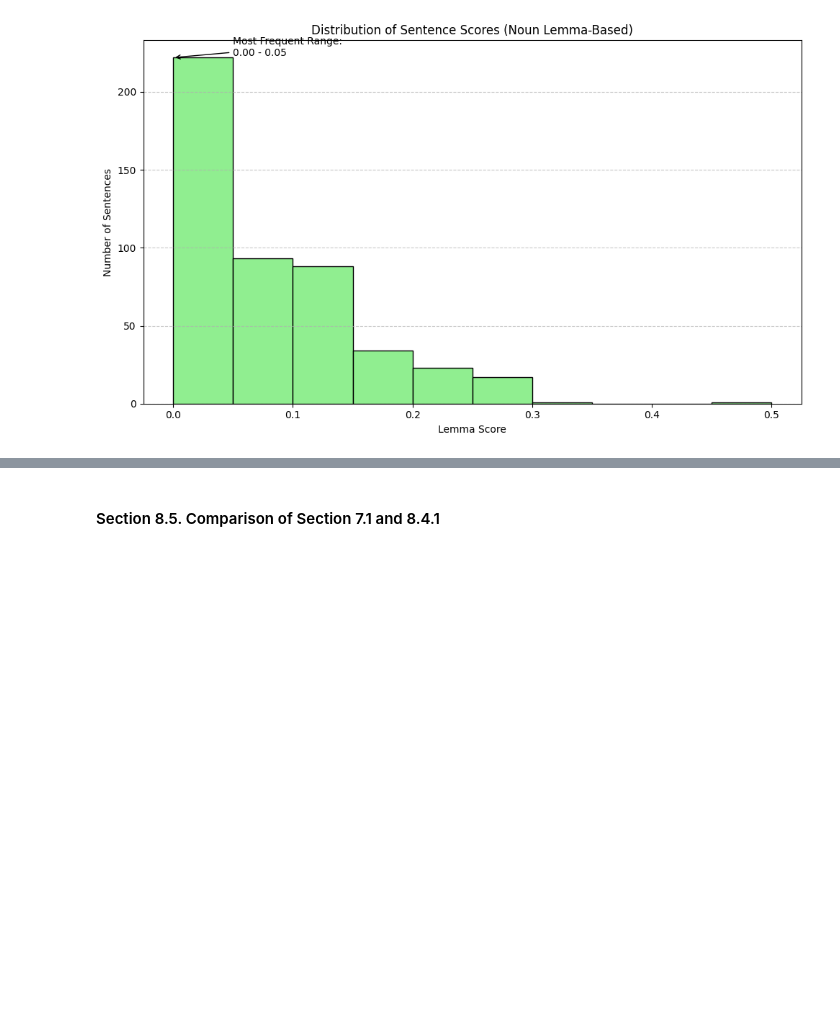
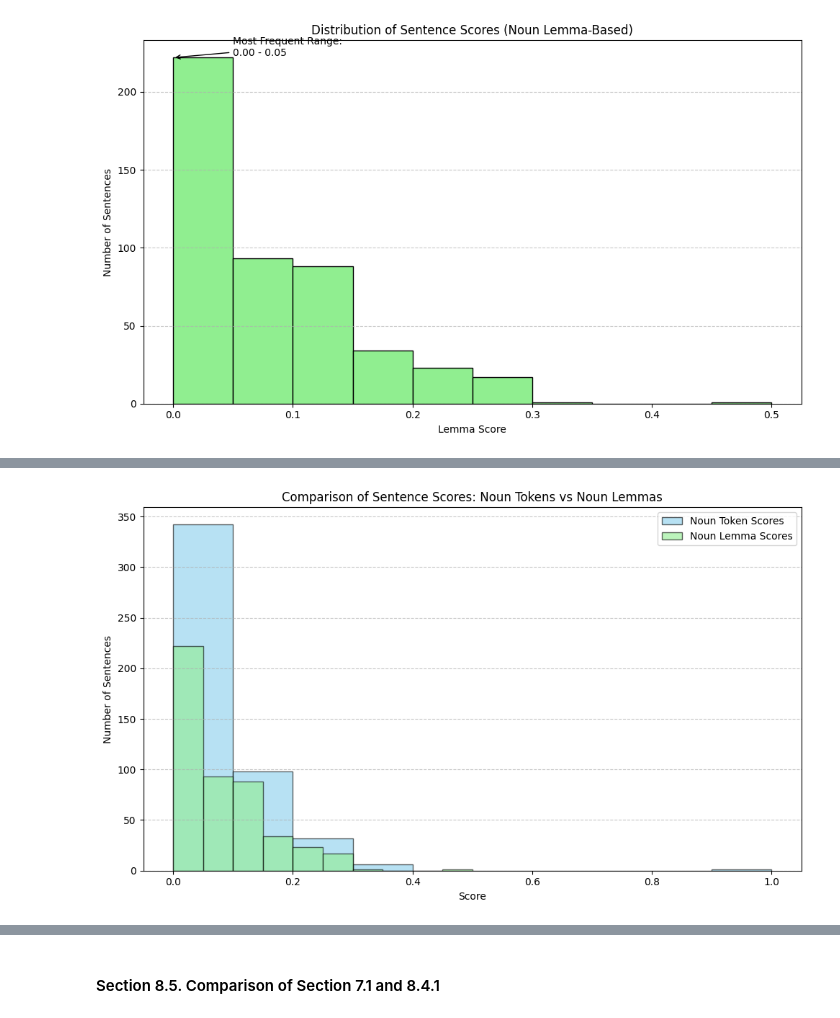
Before and after one commit to Data-Git-Hub/web-scraping, a Jupyter notebook: web-scraping.ipynb, the cells around one changed output, grey strips where cells are left out. Drawn from its saved outputs; the diff is of its cells as text; code cells hidden in the pictures; blank space fills up the shorter version.

```diff
--- a/web-scraping.ipynb
+++ b/web-scraping.ipynb
@@ -546,0 +548,14 @@ plt.show()
+# %%
+# Plot overlapping histograms for noun-based token vs lemma scores
+plt.figure(figsize=(10, 6))
+plt.hist(noun_token_scores, bins=10, alpha=0.6, label='Noun Token Scores', color='skyblue', edgecolor='black')
+plt.hist(noun_lemma_scores, bins=10, alpha=0.6, label='Noun Lemma Scores', color='lightgreen', edgecolor='black')
+plt.title("Comparison of Sentence Scores: Noun Tokens vs Noun Lemmas")
+plt.xlabel("Score")
+plt.ylabel("Number of Sentences")
+plt.legend()
+plt.grid(axis='y', linestyle='--', alpha=0.7)
+plt.tight_layout()
+plt.show()
+# %% [output]
+[figure, added]
```
Also changed, not shown: parts of 3 cells of this notebook, 1 other file.
